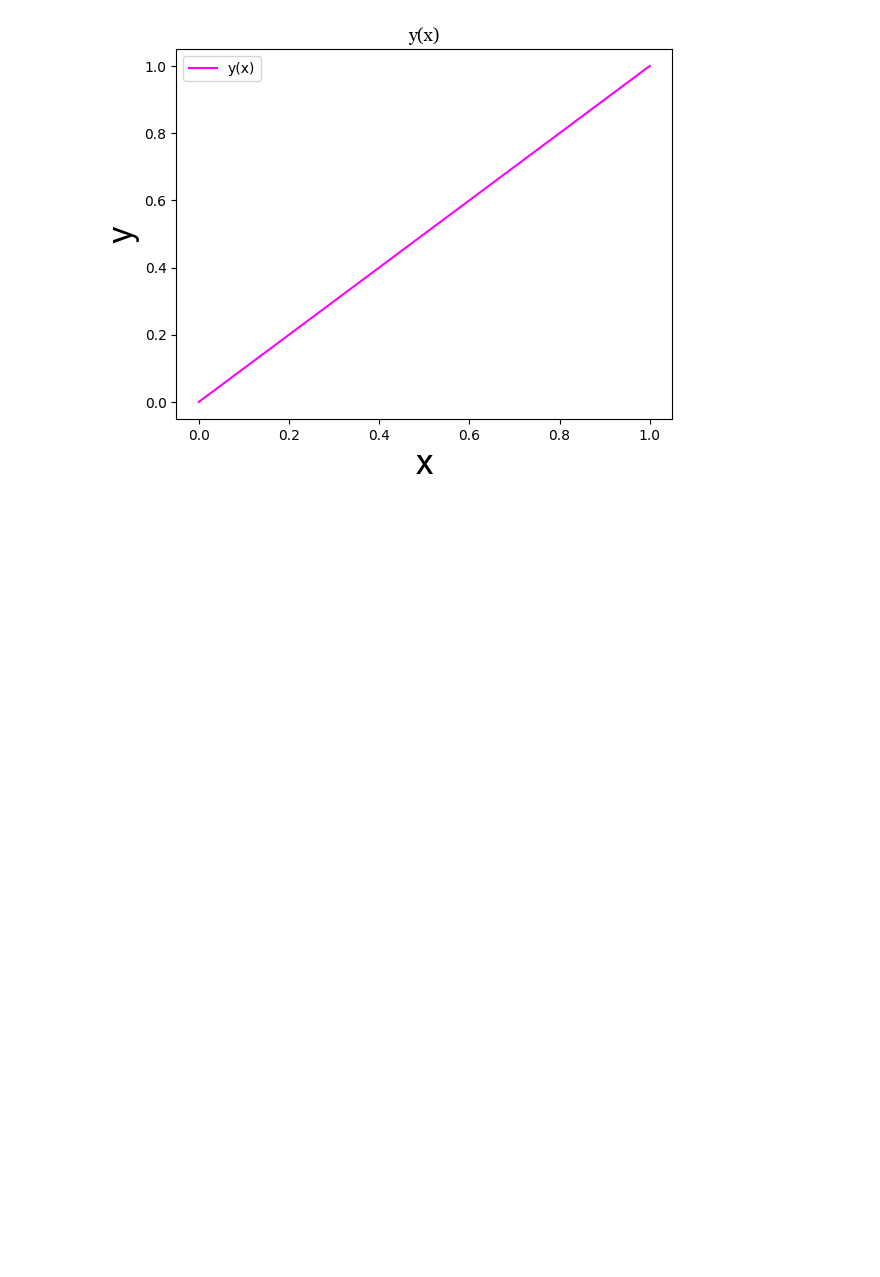
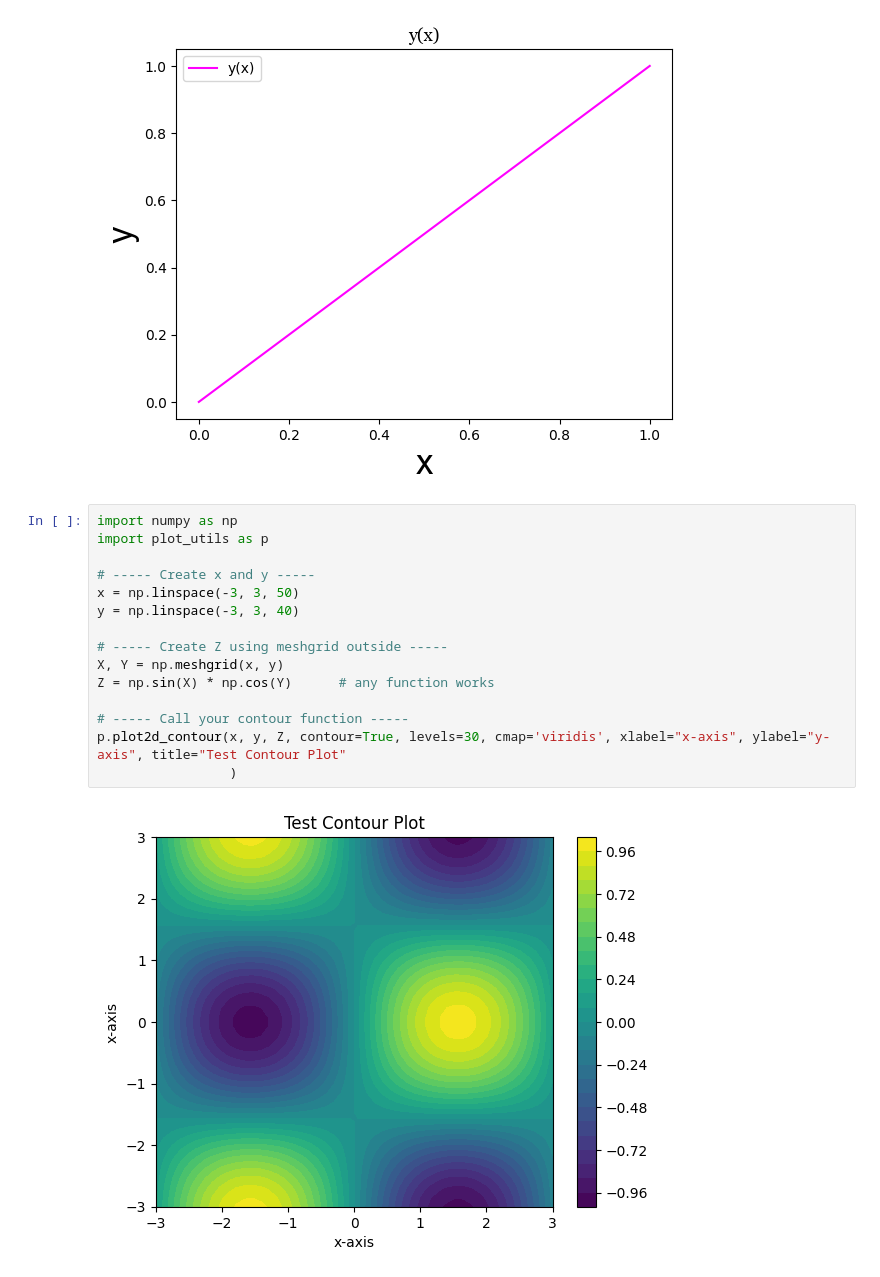
Before and after one commit to Nyaa394/Tidal-Spin-Up-in-Wolf-Rayet-Stars, a Jupyter notebook: plot_testing.ipynb, the cells around one changed output. Drawn from its saved outputs; the diff is of its cells as text; blank space fills up the shorter version.

Commit message:
added a plot function to plot contour plots (can also be used for colormesh)

```diff
--- a/plot_testing.ipynb
+++ b/plot_testing.ipynb
@@ -9,3 +9,20 @@ p.plot2d(x, y, xlabel='x', ylabel='y', title='y(x)', legend=['y(x)'], colour='ma
          axis_font='Arial', axis_size=25, title_font="Georgia", title_size=13, legend_size=None)
 # %% [output]
 [figure]
+# %%
+import numpy as np
+import plot_utils as p
+
+# ----- Create x and y -----
+x = np.linspace(-3, 3, 50)
+y = np.linspace(-3, 3, 40)
+
+# ----- Create Z using meshgrid outside -----
+X, Y = np.meshgrid(x, y)
+Z = np.sin(X) * np.cos(Y)      # any function works
+
+# ----- Call your contour function -----
+p.plot2d_contour(x, y, Z, contour=True, levels=30, cmap='viridis', xlabel="x-axis", ylabel="y-axis", title="Test Contour Plot"
+                 )
+# %% [output]
+[figure, added]
```
Also changed, not shown: 1 other file.
